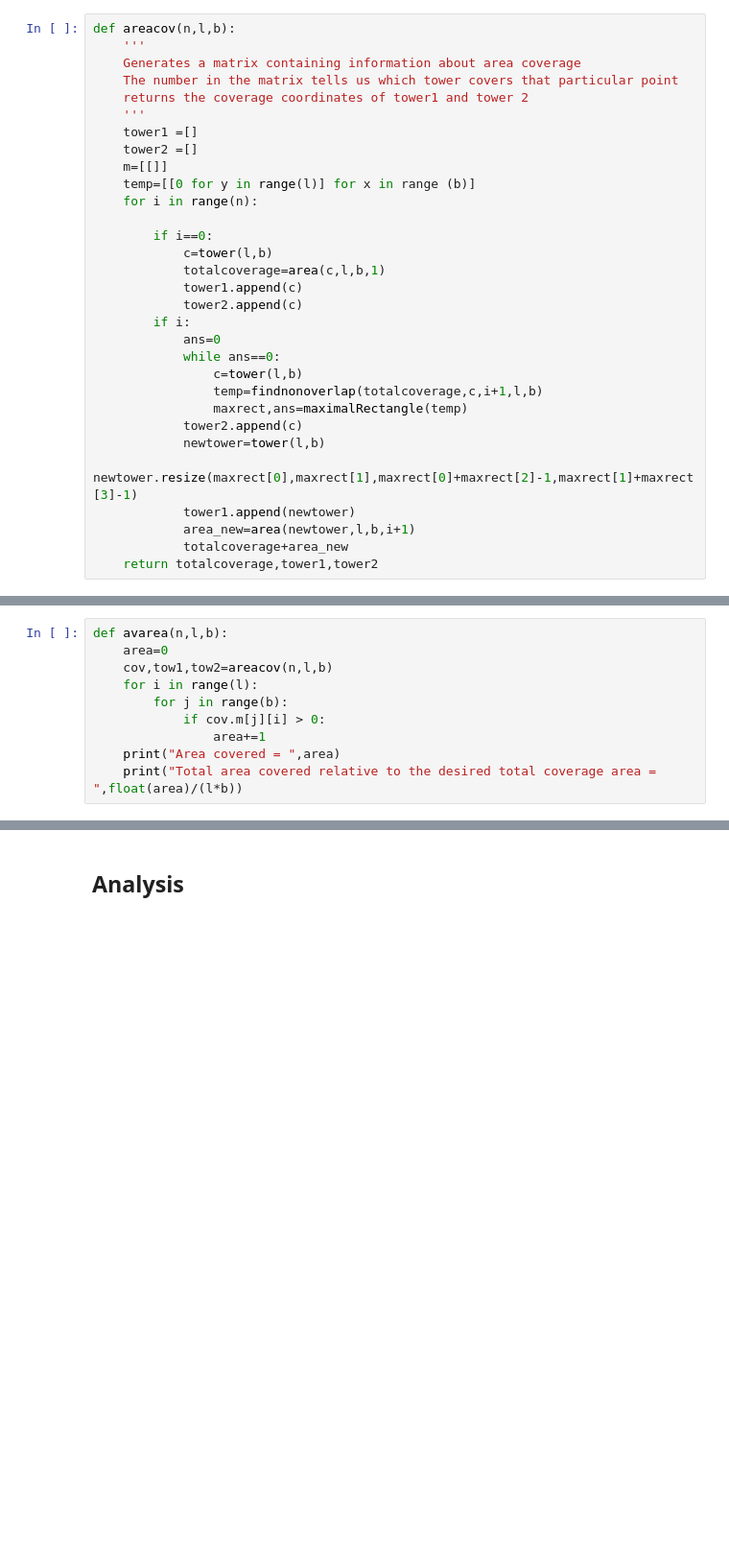
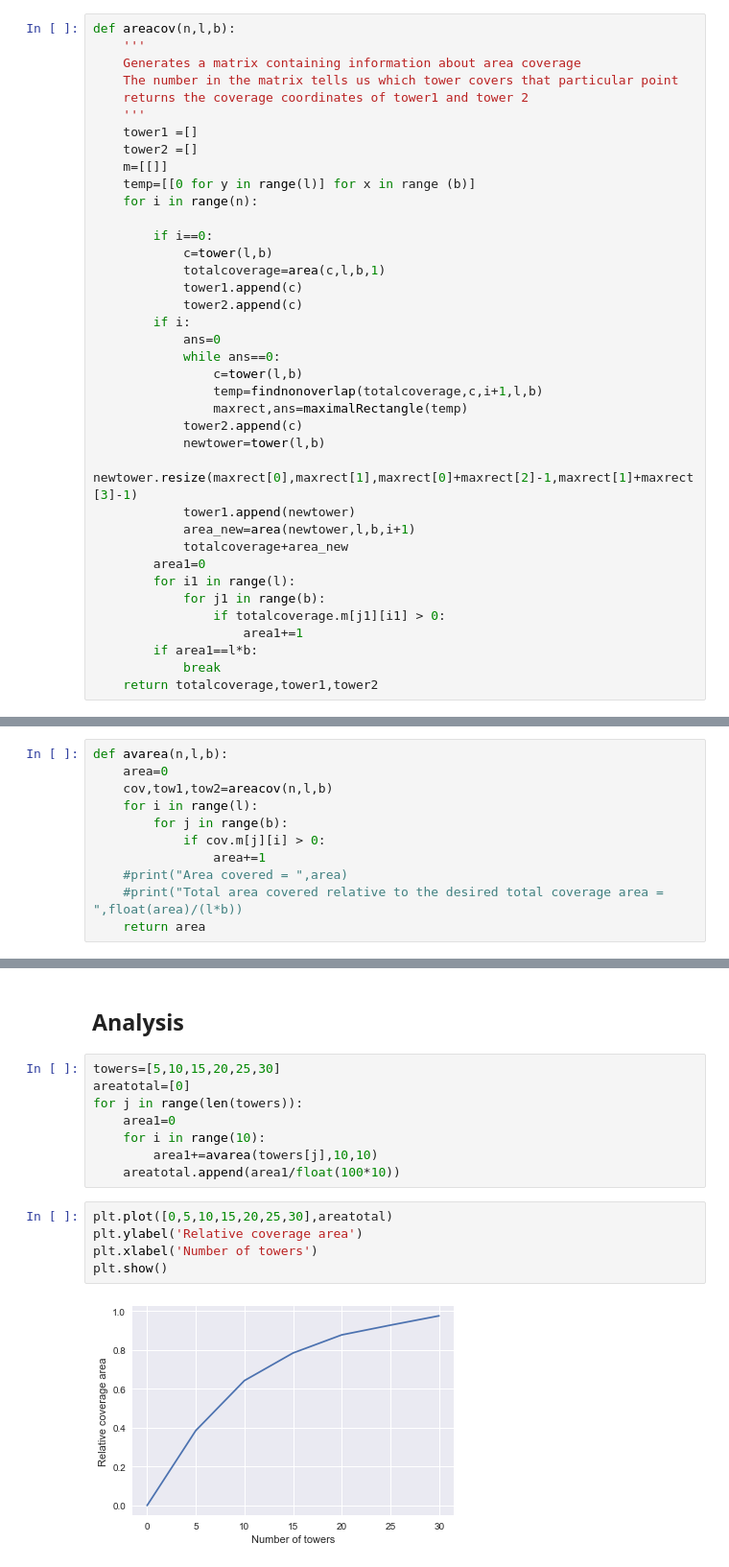
Before and after one commit to UnnikrishnanSivaprasad/ECE143individual, a Jupyter notebook: assignment.ipynb, the cells around one changed output, grey strips where cells are left out. Shown: that part at 96% size. Saved outputs shown, nothing was run; the diff lists cells and outputs as text; blank space fills up the shorter version.

```diff
--- a/assignment.ipynb
+++ b/assignment.ipynb
@@ -173,6 +173,13 @@ def areacov(n,l,b):
             tower1.append(newtower)
             area_new=area(newtower,l,b,i+1)
             totalcoverage+area_new
+        area1=0
+        for i1 in range(l):
+            for j1 in range(b):
+                if totalcoverage.m[j1][i1] > 0:
+                    area1+=1
+        if area1==l*b:
+            break
     return totalcoverage,tower1,tower2
 # %%
 def total_area_towerlist(towerlist,l,b):
@@ -276,8 +283,9 @@ def avarea(n,l,b):
         for j in range(b):
             if cov.m[j][i] > 0:
                 area+=1
-    print("Area covered = ",area)
-    print("Total area covered relative to the desired total coverage area = ",float(area)/(l*b))
+    #print("Area covered = ",area)
+    #print("Total area covered relative to the desired total coverage area = ",float(area)/(l*b))
+    return area
 # %% [markdown]
 Function avrea expects number of towers, length and breadth of desired coverage region as input
 # %%
@@ -411,3 +418,18 @@ Rectangle 6 entered and resolved
 [figure]
 # %% [markdown]
 ## Analysis
+# %%
+towers=[5,10,15,20,25,30]
+areatotal=[0]
+for j in range(len(towers)):
+    area1=0
+    for i in range(10):
+        area1+=avarea(towers[j],10,10)
+    areatotal.append(area1/float(100*10))
+# %%
+plt.plot([0,5,10,15,20,25,30],areatotal)
+plt.ylabel('Relative coverage area')
+plt.xlabel('Number of towers')
+plt.show()
+# %% [output]
+[figure, added]
```
Also changed, not shown: parts of 7 cells of this notebook.
